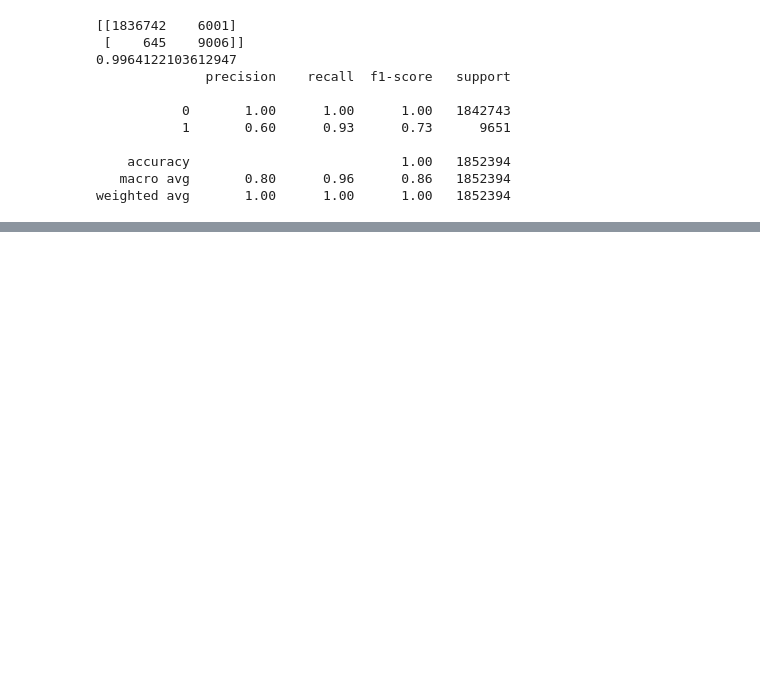
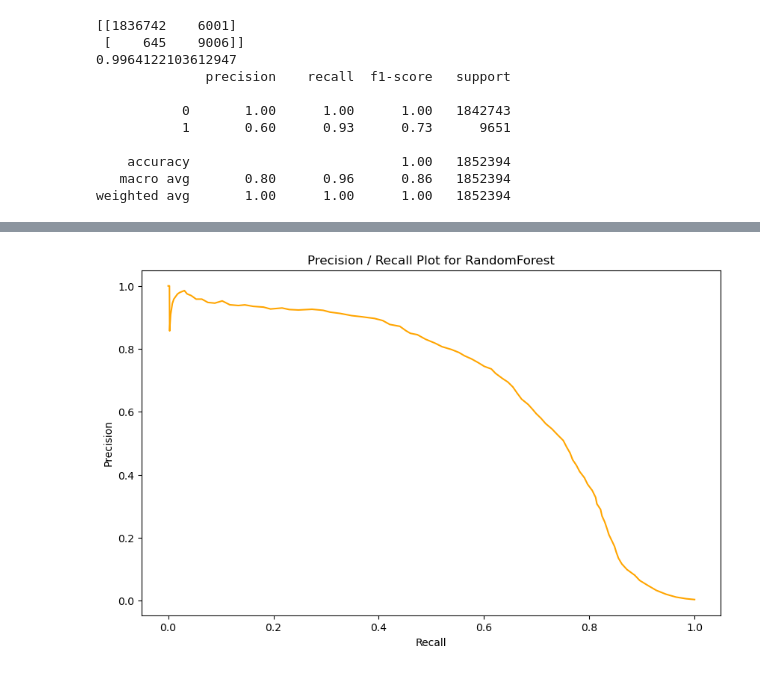
Before and after one commit to sabheen9/Credit-Card-Fraud-Detection, a Jupyter notebook: notebooks/Modeling.ipynb, the cells around one changed output, grey strips where cells are left out. Saved outputs shown, nothing was run; the diff lists cells and outputs as text; code cells hidden in the pictures; blank space fills up the shorter version.

```diff
--- a/notebooks/Modeling.ipynb
+++ b/notebooks/Modeling.ipynb
@@ -125,17 +250,0 @@ Est: 100 / Depth: None ---- Precision: 1.0 / Recall: 1.0 / Accuracy: 1.0
-# %%
-rf = RandomForestClassifier(n_estimators=150, max_depth=None, n_jobs=-1)
-
-start = time.time()
-rf_model = rf.fit(X_resampled, y_resampled)
-end = time.time()
-fit_time = (end - start)
-
-
-start = time.time()
-y_pred = rf_model.predict(X_test)
-end = time.time()
-pred_time = (end - start)
-
-precision, recall, fscore, train_support = score(y_test, y_pred, pos_label=1, average='binary')
-print('Fit time: {} / Predict time: {} ---- Precision: {} / Recall: {} / Accuracy: {}'.format(
-    round(fit_time, 3), round(pred_time, 3), round(precision, 3), round(recall, 3), round((y_pred==y_test).sum()/len(y_pred), 3)))
@@ -352,0 +321,11 @@ print_results(cv)
+# %%
+# Plot Precision/Recall curve
+precision, recall, thresholds = precision_recall_curve(y_test, y_pred_prob)
+plt.figure(figsize=(10, 6))
+plt.plot(recall, precision, color='orange')
+plt.xlabel('Recall')
+plt.ylabel('Precision')
+plt.title('Precision / Recall Plot for RandomForest')
+plt.show()
+# %% [output]
+[figure, added]
```
Also changed, not shown: parts of 57 cells of this notebook, 2 other files.
